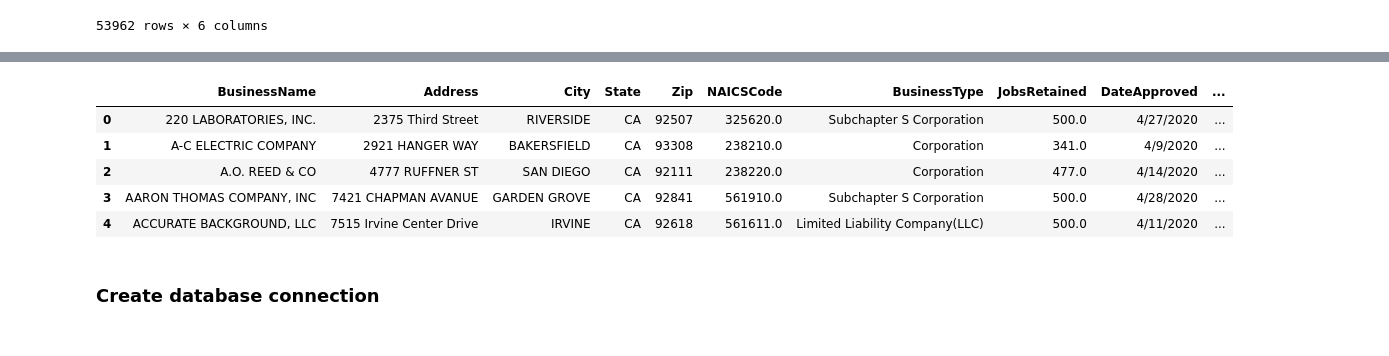
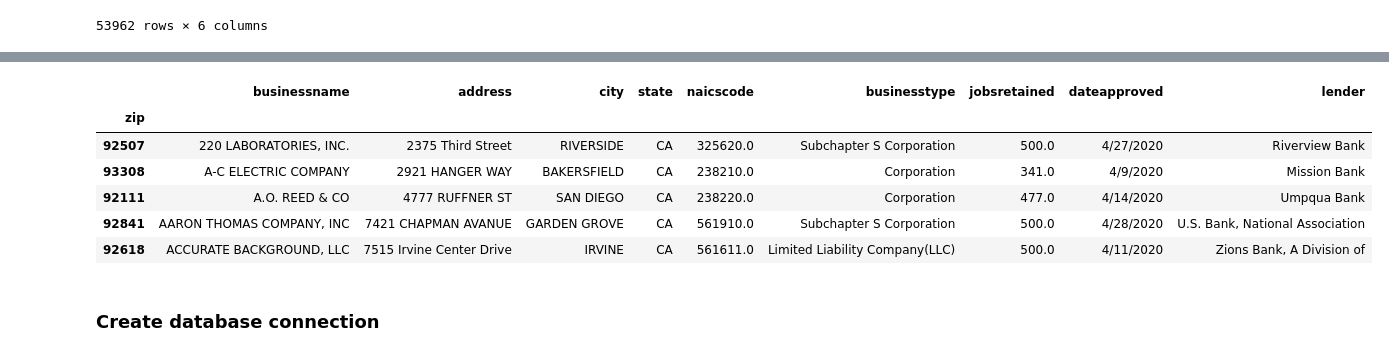
Before and after one commit to newbiecoder-123/ETL_project, a Jupyter notebook: etl_project.ipynb, the cells around one changed output, grey strips where cells are left out. Drawn from its saved outputs; the diff is of its cells as text; code cells hidden in the pictures.

```diff
--- a/etl_project.ipynb
+++ b/etl_project.ipynb
@@ -175,16 +182,19 @@ cleaned_zip_county_fips_df.to_csv("cleaned_zip_county_fips.csv")
 # %%
 # PPP loan file
 
 ppp_loan_ca_file = "PPP_loan_CA.csv"
 ppp_loan_ca_df = pd.read_csv(ppp_loan_ca_file)
+ppp_loan_ca_df.rename(columns = {'Zip': 'zip', "BusinessName": "businessname", "Address": "address", "City": "city", "State": "state", "NAICSCode":"naicscode", "BusinessType":"businesstype", "JobsRetained": "jobsretained", "DateApproved": "dateapproved", "Lender": "lender"}, inplace=True)
+ppp_loan_ca_df.set_index("zip", inplace=True)
 ppp_loan_ca_df.head()
 # %% [output]
-|  | BusinessName | Address | City | State | Zip | NAICSCode | BusinessType | JobsRetained | DateApproved | ... |
-| 0 | 220 LABORATORIES, INC. | 2375 Third Street | RIVERSIDE | CA | 92507 | 325620.0 | Subchapter S Corporation | 500.0 | 4/27/2020 | ... |
-| 1 | A-C ELECTRIC COMPANY | 2921 HANGER WAY | BAKERSFIELD | CA | 93308 | 238210.0 | Corporation | 341.0 | 4/9/2020 | ... |
-| 2 | A.O. REED & CO | 4777 RUFFNER ST | SAN DIEGO | CA | 92111 | 238220.0 | Corporation | 477.0 | 4/14/2020 | ... |
-| 3 | AARON THOMAS COMPANY, INC | 7421 CHAPMAN AVANUE | GARDEN GROVE | CA | 92841 | 561910.0 | Subchapter S Corporation | 500.0 | 4/28/2020 | ... |
-| 4 | ACCURATE BACKGROUND, LLC | 7515 Irvine Center Drive | IRVINE | CA | 92618 | 561611.0 | Limited Liability Company(LLC) | 500.0 | 4/11/2020 | ... |
+|  | businessname | address | city | state | naicscode | businesstype | jobsretained | dateapproved | lender |
+| zip |  |  |  |  |  |  |  |  |  |
+| 92507 | 220 LABORATORIES, INC. | 2375 Third Street | RIVERSIDE | CA | 325620.0 | Subchapter S Corporation | 500.0 | 4/27/2020 | Riverview Bank |
+| 93308 | A-C ELECTRIC COMPANY | 2921 HANGER WAY | BAKERSFIELD | CA | 238210.0 | Corporation | 341.0 | 4/9/2020 | Mission Bank |
+| 92111 | A.O. REED & CO | 4777 RUFFNER ST | SAN DIEGO | CA | 238220.0 | Corporation | 477.0 | 4/14/2020 | Umpqua Bank |
+| 92841 | AARON THOMAS COMPANY, INC | 7421 CHAPMAN AVANUE | GARDEN GROVE | CA | 561910.0 | Subchapter S Corporation | 500.0 | 4/28/2020 | U.S. Bank, National Association |
+| 92618 | ACCURATE BACKGROUND, LLC | 7515 Irvine Center Drive | IRVINE | CA | 561611.0 | Limited Liability Company(LLC) | 500.0 | 4/11/2020 | Zions Bank, A Division of |
 # %% [markdown]
 ### Create database connection
 # %%
```
Also changed, not shown: parts of 9 cells of this notebook, 3 other files.
